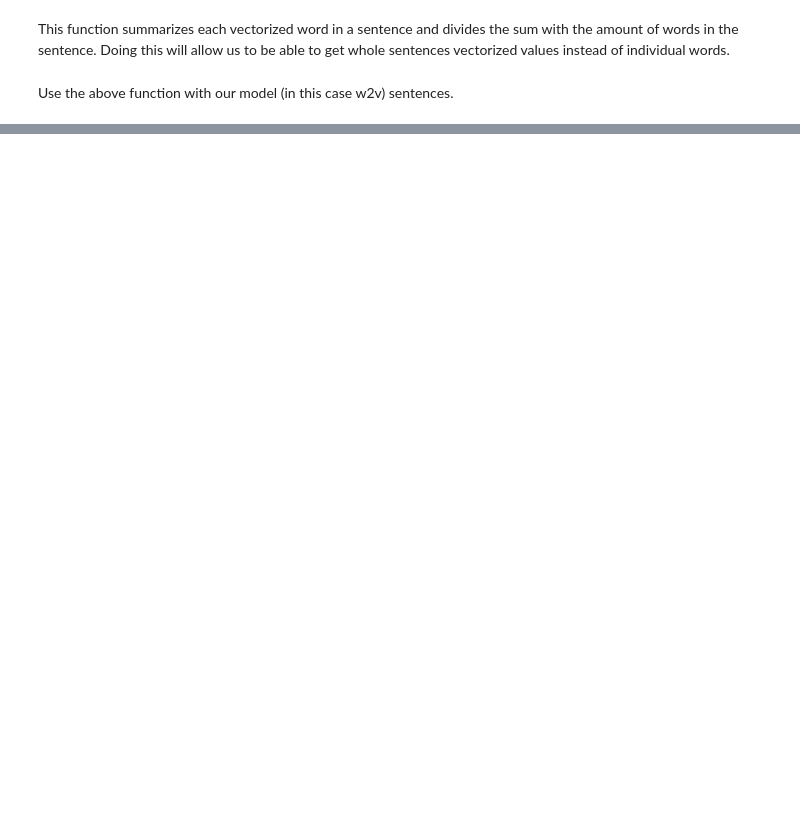
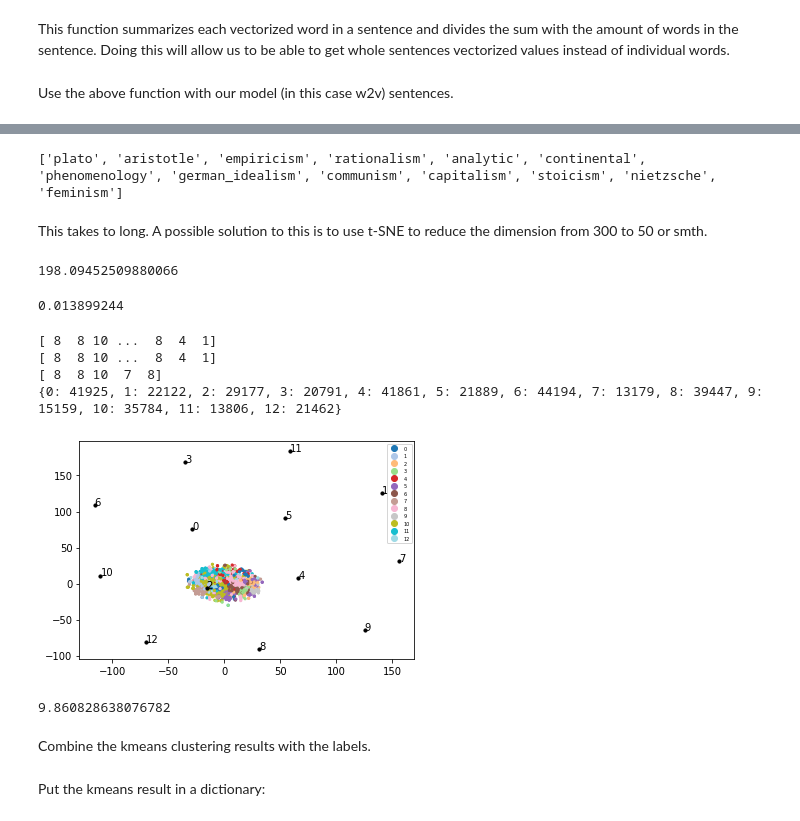
Before and after one commit to zabesy/SOTClustering, a Jupyter notebook: ThesisClustering.ipynb, the cells around one changed output, grey strips where cells are left out. Saved outputs shown, nothing was run; the diff lists cells and outputs as text; code cells hidden in the pictures; blank space fills up the shorter version.

Commit message:
Implemented w2v and kmeans with some plots and scatters

```diff
--- a/ThesisClustering.ipynb
+++ b/ThesisClustering.ipynb
@@ -24,0 +50,2 @@ w2v = api.load('word2vec-google-news-300')
+# %%
+w2v = KeyedVectors.load(model_file_name)
@@ -141,0 +186,8 @@ print(X[:5])
+# %%
+schools = DF["school"].unique().tolist()
+print(schools)
+NUM_CLUSTERS = len(schools)
+# %% [output]
+['plato', 'aristotle', 'empiricism', 'rationalism', 'analytic', 'continental', 'phenomenology', 'german_idealism', 'communism', 'capitalism', 'stoicism', 'nietzsche', 'feminism']
+# %% [markdown]
+This takes to long. A possible solution to this is to use t-SNE to reduce the dimension from 300 to 50 or smth.
@@ -141,0 +200,67 @@ print(X[:5])
+# %%
+start = time.time()
+
+kmeans = cluster.KMeans(n_clusters=NUM_CLUSTERS, random_state=0)
+kmeans.fit(features)
+labels = kmeans.predict(features)
+centroids = kmeans.cluster_centers_
+
+end = time.time()
+print(end - start)
+# %% [output]
+198.09452509880066
+# %%
+silhouette_score = metrics.silhouette_score(features[:10000], labels[:10000], metric='euclidean')
+print(silhouette_score)
+# %% [output]
+0.013899244
+# %%
+#Compare the labels indexes with features/sentences
+# print(kmeans.cluster_centers_.shape)
+# print(labels)
+# print(kmeans.labels_)
+centroids = kmeans.cluster_centers_
+# print(centroids)
+print(kmeans.labels_)
+print(labels)
+print(labels[:5])
+
+label_dict = dict.fromkeys(list(set(labels)), 0)
+for cluster in labels:
+    label_dict[cluster] += 1
+
+print(label_dict)
+# %% [output]
+[ 8  8 10 ...  8  4  1]
+[ 8  8 10 ...  8  4  1]
+[ 8  8 10  7  8]
+{0: 41925, 1: 22122, 2: 29177, 3: 20791, 4: 41861, 5: 21889, 6: 44194, 7: 13179, 8: 39447, 9: 15159, 10: 35784, 11: 13806, 12: 21462}
+# %%
+#Trying the scatter plot:
+start = time.time()
+model = TSNE(n_components=2, random_state=0)
+np.set_printoptions(suppress=True)
+
+unique_labels_list = list(set(labels))
+Y=model.fit_transform(features)
+CENTER=model.fit_transform(centroids)
+
+scatter = plt.scatter(Y[:, 0], Y[:, 1], c=labels, s=5, cmap='tab20')
+plt.legend(handles=scatter.legend_elements()[0], labels=unique_labels_list, prop={"size":5})
+
+plt.scatter(CENTER[:,0], CENTER[:,1], c='black', s=10)
+
+for j in range(len(centroids)):
+    plt.annotate(unique_labels_list[j], xy=(CENTER[j][0], CENTER[j][1]), xytext=(0,0), textcoords='offset points')
+
+plt.show()
+
+end = time.time()
+print(end - start)
+# %% [output]
+[figure, added]
+9.860828638076782
+# %% [markdown]
+Combine the kmeans clustering results with the labels.
+# %% [markdown]
+Put the kmeans result in a dictionary:
```
Also changed, not shown: parts of 26 cells of this notebook.
